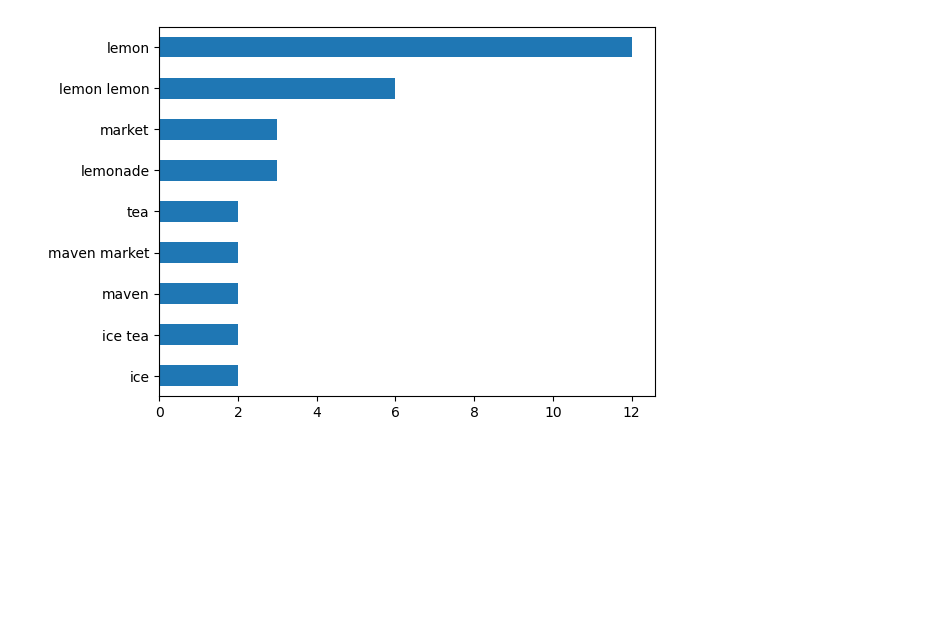
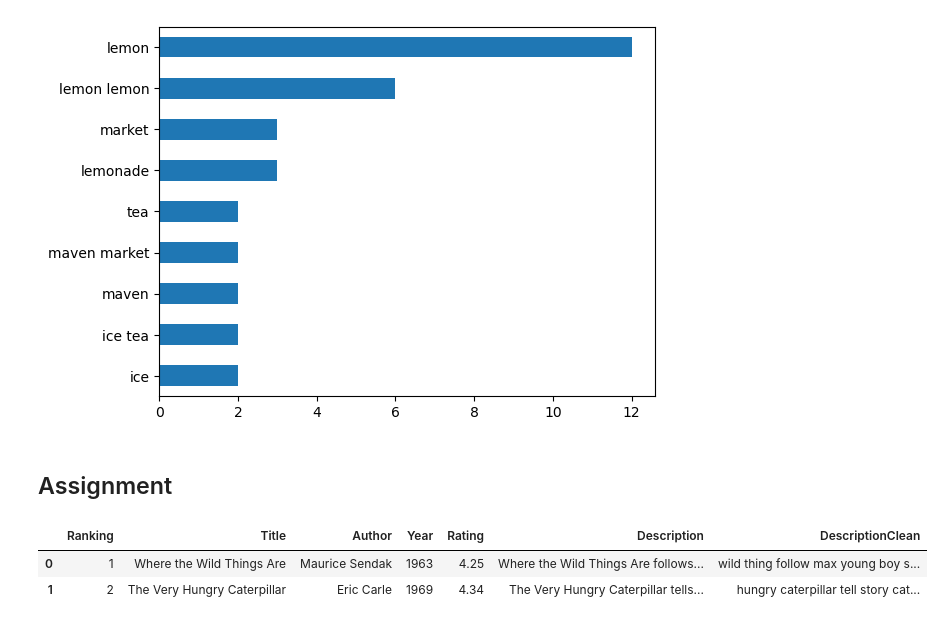
Before and after one commit to floortom/NLP, a Jupyter notebook: 1_TextPreprocessing/Vectorization.ipynb, the cells around one changed output. Cells and saved outputs as stored; diff of their text form; code cells hidden in the pictures; blank space fills up the shorter version.

Commit message:
Added Vectorization assignment

```diff
--- a/1_TextPreprocessing/Vectorization.ipynb
+++ b/1_TextPreprocessing/Vectorization.ipynb
@@ -57,3 +57,5 @@ dtype: int64
 termFreq.sort_values().plot(kind="barh");
 # %% [output]
 [figure]
+# %% [markdown]
+## Assignment
@@ -59,0 +64,7 @@ termFreq.sort_values().plot(kind="barh");
+# %%
+booksDf = pd.read_pickle("booksClean.pkl")
+booksDf.head(2)
+# %% [output]
+|  | Ranking | Title | Author | Year | Rating | Description | DescriptionClean |
+| 0 | 1 | Where the Wild Things Are | Maurice Sendak | 1963 | 4.25 | Where the Wild Things Are follows... | wild thing follow max young boy s... |
+| 1 | 2 | The Very Hungry Caterpillar | Eric Carle | 1969 | 4.34 | The Very Hungry Caterpillar tells... | hungry caterpillar tell story cat... |
```
Also changed, not shown: parts of 6 cells of this notebook.
